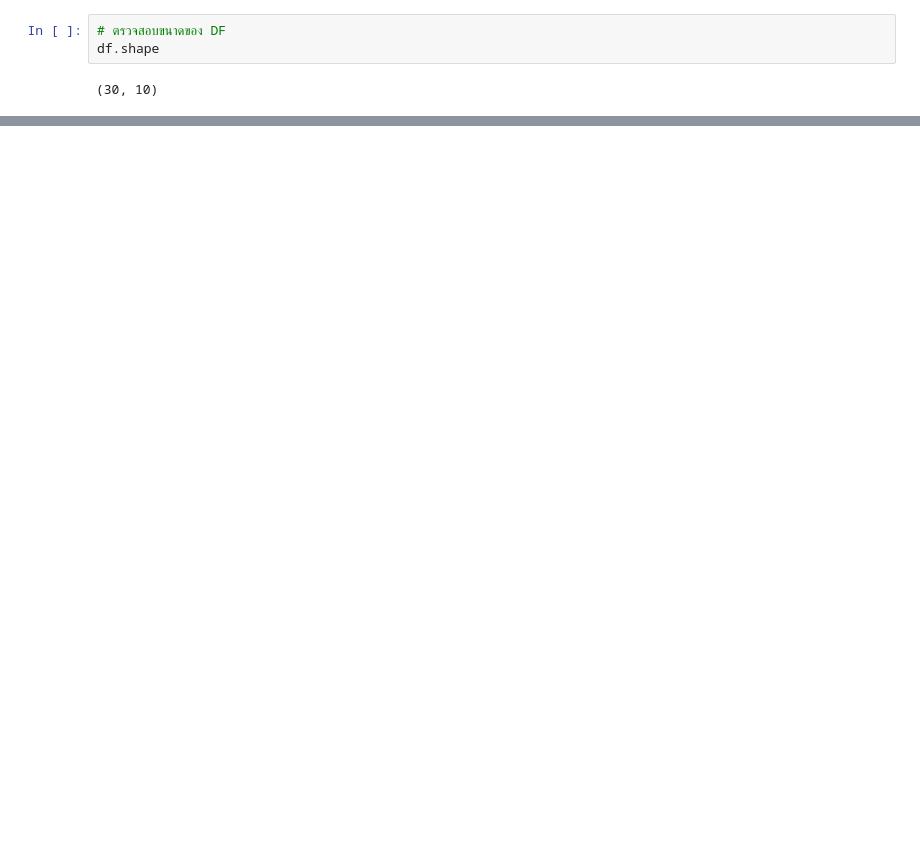
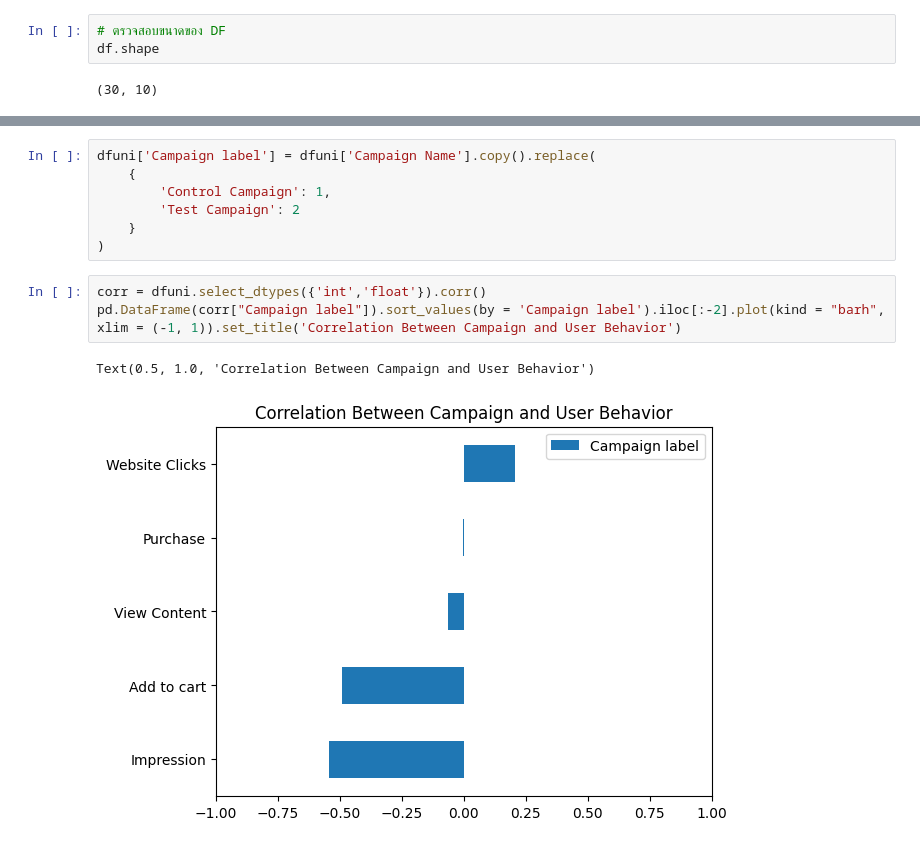
Before and after one commit to KitakanWiset/A-B-testing, a Jupyter notebook: ABtesting.ipynb, the cells around one changed output, grey strips where cells are left out. Cells and saved outputs as stored; diff of their text form; blank space fills up the shorter version.

```diff
--- a/ABtesting.ipynb
+++ b/ABtesting.ipynb
@@ -181,0 +212,13 @@ for a in ['Spend [USD]','# of Impressions','Reach','# of Website Clicks','# of S
+# %%
+dfuni['Campaign label'] = dfuni['Campaign Name'].copy().replace(
+    {
+        'Control Campaign': 1,
+        'Test Campaign': 2
+    }
+)
+# %%
+corr = dfuni.select_dtypes({'int','float'}).corr()
+pd.DataFrame(corr["Campaign label"]).sort_values(by = 'Campaign label').iloc[:-2].plot(kind = "barh", xlim = (-1, 1)).set_title('Correlation Between Campaign and User Behavior')
+# %% [output]
+Text(0.5, 1.0, 'Correlation Between Campaign and User Behavior')
+[figure, added]
```
Also changed, not shown: parts of 42 cells of this notebook, 1 other file.
